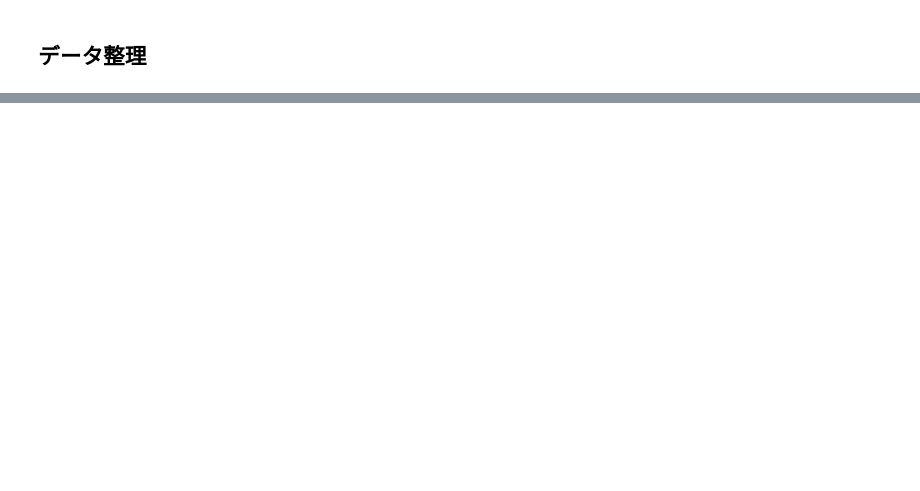
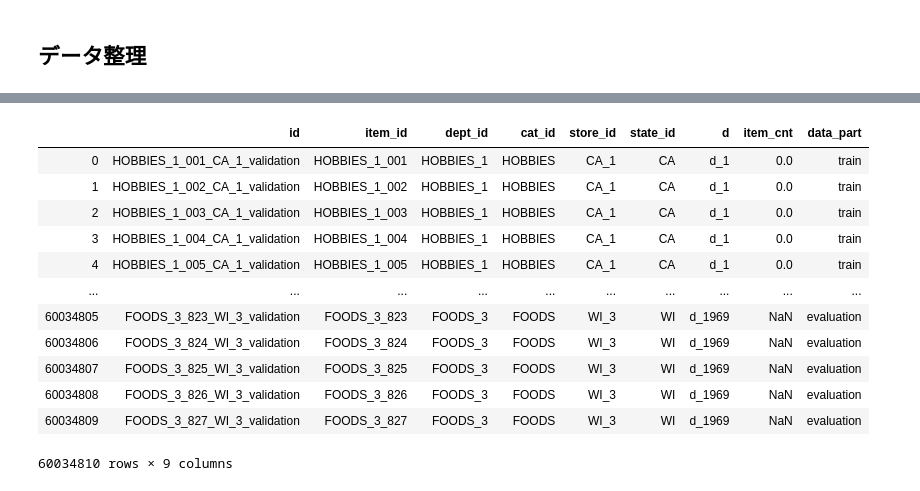
Before and after one commit to Tlab2019/M5_Forecasting-Uncertainty, a Jupyter notebook: TYonezu/00_preprocessing.ipynb, the cells around one changed output, grey strips where cells are left out. Drawn from its saved outputs; the diff is of its cells as text; code cells hidden in the pictures; blank space fills up the shorter version.

```diff
--- a/TYonezu/00_preprocessing.ipynb
+++ b/TYonezu/00_preprocessing.ipynb
@@ -57,3 +79,26 @@ Mem. usage decreased to 3226.27 Mb (0.0% reduction)
+# %%
+day = (sales_train_val["d"].str.split("_",expand=True))[1].astype("int64")
+day
+
+sales_train_val["data_part"] = "train"
+sales_train_val.loc[(1914 <= day)&(day <= 1942),"data_part"] = "validation"
+sales_train_val.loc[(1942 <= day)&(day <= 1970),"data_part"] = "evaluation"
+
+display(sales_train_val)
+# %% [output]
+|  | id | item_id | dept_id | cat_id | store_id | state_id | d | item_cnt | data_part |
+| 0 | HOBBIES_1_001_CA_1_validation | HOBBIES_1_001 | HOBBIES_1 | HOBBIES | CA_1 | CA | d_1 | 0.0 | train |
+| 1 | HOBBIES_1_002_CA_1_validation | HOBBIES_1_002 | HOBBIES_1 | HOBBIES | CA_1 | CA | d_1 | 0.0 | train |
+| 2 | HOBBIES_1_003_CA_1_validation | HOBBIES_1_003 | HOBBIES_1 | HOBBIES | CA_1 | CA | d_1 | 0.0 | train |
+| 3 | HOBBIES_1_004_CA_1_validation | HOBBIES_1_004 | HOBBIES_1 | HOBBIES | CA_1 | CA | d_1 | 0.0 | train |
+| 4 | HOBBIES_1_005_CA_1_validation | HOBBIES_1_005 | HOBBIES_1 | HOBBIES | CA_1 | CA | d_1 | 0.0 | train |
+| ... | ... | ... | ... | ... | ... | ... | ... | ... | ... |
+| 60034805 | FOODS_3_823_WI_3_validation | FOODS_3_823 | FOODS_3 | FOODS | WI_3 | WI | d_1969 | NaN | evaluation |
+| 60034806 | FOODS_3_824_WI_3_validation | FOODS_3_824 | FOODS_3 | FOODS | WI_3 | WI | d_1969 | NaN | evaluation |
+| 60034807 | FOODS_3_825_WI_3_validation | FOODS_3_825 | FOODS_3 | FOODS | WI_3 | WI | d_1969 | NaN | evaluation |
+| 60034808 | FOODS_3_826_WI_3_validation | FOODS_3_826 | FOODS_3 | FOODS | WI_3 | WI | d_1969 | NaN | evaluation |
+| 60034809 | FOODS_3_827_WI_3_validation | FOODS_3_827 | FOODS_3 | FOODS | WI_3 | WI | d_1969 | NaN | evaluation |
+60034810 rows × 9 columns
 # %%
 # データ書き出し
 path = os.path.join("data","sales_train_val.pickle")
```
Also changed, not shown: parts of 6 cells of this notebook, 2 other files.
